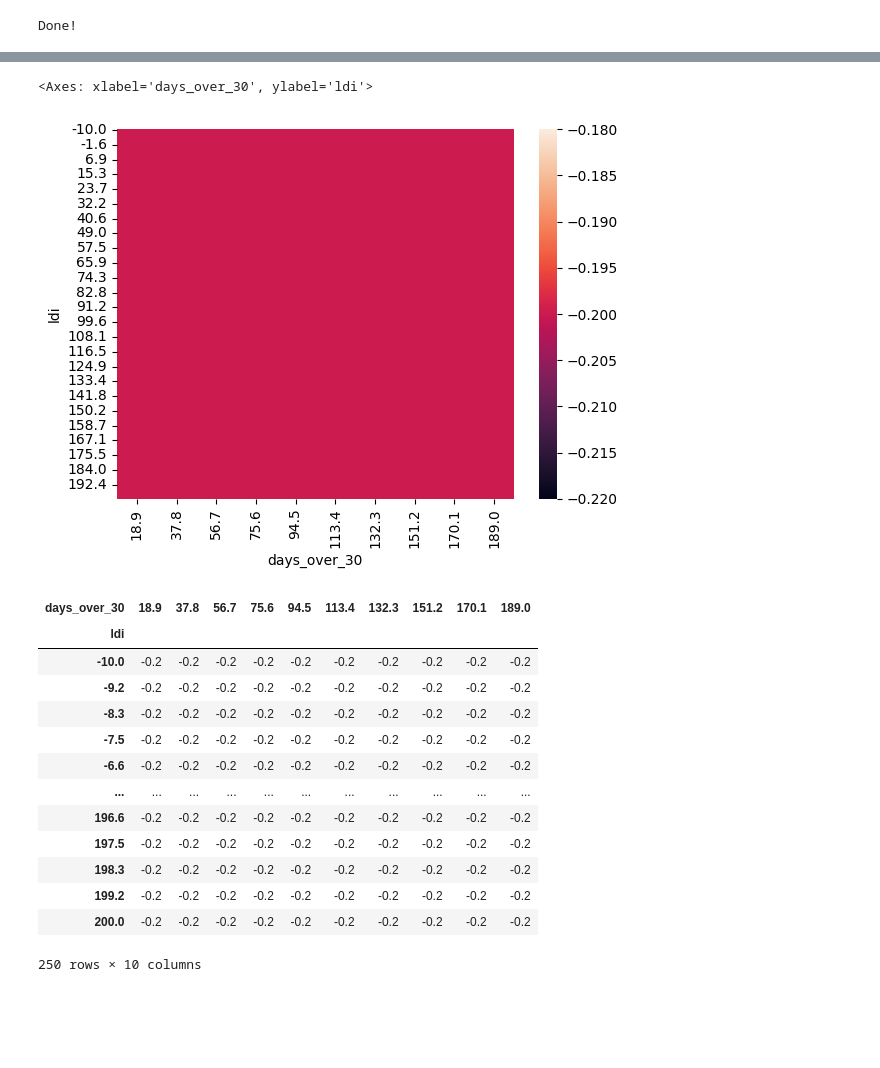
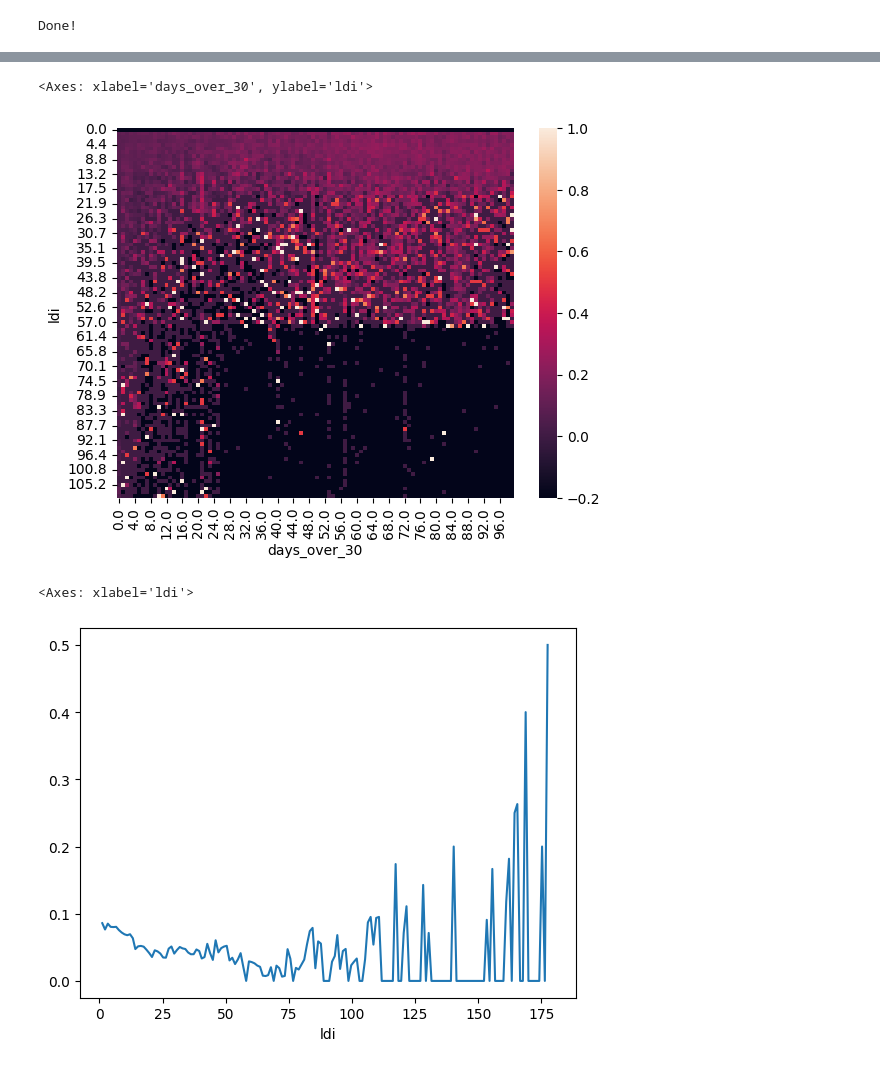
Before and after one commit to collijk/mechanistic-interpretability, a Jupyter notebook: notebooks/Untitled.ipynb, the cells around one changed output, grey strips where cells are left out. Cells and saved outputs as stored; diff of their text form; code cells hidden in the pictures; blank space fills up the shorter version.

```diff
--- a/notebooks/Untitled.ipynb
+++ b/notebooks/Untitled.ipynb
@@ -112,7 +123,7 @@ sum([p.numel() for p in m.parameters()])
 # %%
-res = 250
-ldi_plot = np.round(np.linspace(-10, 200, res), 1)
-dat_plot = np.round(np.linspace(-5, 365, res), 0)
+res = 366
+ldi_plot = np.round(np.linspace(0, 400, res), 1)
+dat_plot = np.round(np.linspace(-1, 365, res), 0)
 aa, bb = np.meshgrid(ldi_plot, dat_plot)
 plot_tensor = torch.stack([torch.tensor(aa.flatten(), dtype=torch.float32), torch.tensor(bb.flatten(), dtype=torch.float32)], dim=1)
 ptx = ((plot_tensor - mu) / sigma).to(device)
@@ -155,26 +176,14 @@ sns.lineplot(x='epoch', y='loss', hue='loss_type', data=loss_df, ax=axes[1])
 # %%
-data = df.loc[df.ihme_loc_id == 'IND', features + ['cgf_value']]
-data['ldi'] = pd.cut(data['ldi_pc_pd'], 10).apply(lambda x: x.right).astype(float)
-data['days_over_30'] = pd.cut(data['days_over_30C'], 10).apply(lambda x: x.right).astype(float).fillna(0)
+data = df.loc[:, features + ['cgf_value']]
+data['ldi'] = pd.cut(data['ldi_pc_pd'], ldi_plot).apply(lambda x: x.right).astype(float)
+data['days_over_30'] = pd.cut(data['days_over_30C'], dat_plot).apply(lambda x: x.right).astype(float)
 data = data.groupby(['ldi', 'days_over_30']).cgf_value.mean().unstack().reindex(ldi_plot).fillna(-0.2)
-sns.heatmap(data)
+sns.heatmap(data.iloc[:100, :100])
 # %% [output]
 <Axes: xlabel='days_over_30', ylabel='ldi'>
-[figure, old version]
+[figure, new version]
 # %%
-data
+data.loc[:, 0.0].plot()
 # %% [output]
-| days_over_30 | 18.9 | 37.8 | 56.7 | 75.6 | 94.5 | 113.4 | 132.3 | 151.2 | 170.1 | 189.0 |
-| ldi |  |  |  |  |  |  |  |  |  |  |
-| -10.0 | -0.2 | -0.2 | -0.2 | -0.2 | -0.2 | -0.2 | -0.2 | -0.2 | -0.2 | -0.2 |
-| -9.2 | -0.2 | -0.2 | -0.2 | -0.2 | -0.2 | -0.2 | -0.2 | -0.2 | -0.2 | -0.2 |
-| -8.3 | -0.2 | -0.2 | -0.2 | -0.2 | -0.2 | -0.2 | -0.2 | -0.2 | -0.2 | -0.2 |
-| -7.5 | -0.2 | -0.2 | -0.2 | -0.2 | -0.2 | -0.2 | -0.2 | -0.2 | -0.2 | -0.2 |
-| -6.6 | -0.2 | -0.2 | -0.2 | -0.2 | -0.2 | -0.2 | -0.2 | -0.2 | -0.2 | -0.2 |
-| ... | ... | ... | ... | ... | ... | ... | ... | ... | ... | ... |
-| 196.6 | -0.2 | -0.2 | -0.2 | -0.2 | -0.2 | -0.2 | -0.2 | -0.2 | -0.2 | -0.2 |
-| 197.5 | -0.2 | -0.2 | -0.2 | -0.2 | -0.2 | -0.2 | -0.2 | -0.2 | -0.2 | -0.2 |
-| 198.3 | -0.2 | -0.2 | -0.2 | -0.2 | -0.2 | -0.2 | -0.2 | -0.2 | -0.2 | -0.2 |
-| 199.2 | -0.2 | -0.2 | -0.2 | -0.2 | -0.2 | -0.2 | -0.2 | -0.2 | -0.2 | -0.2 |
-| 200.0 | -0.2 | -0.2 | -0.2 | -0.2 | -0.2 | -0.2 | -0.2 | -0.2 | -0.2 | -0.2 |
-250 rows × 10 columns
+<Axes: xlabel='ldi'>
+[figure, added]
```
Also changed, not shown: parts of 13 cells of this notebook, 1 other file.
